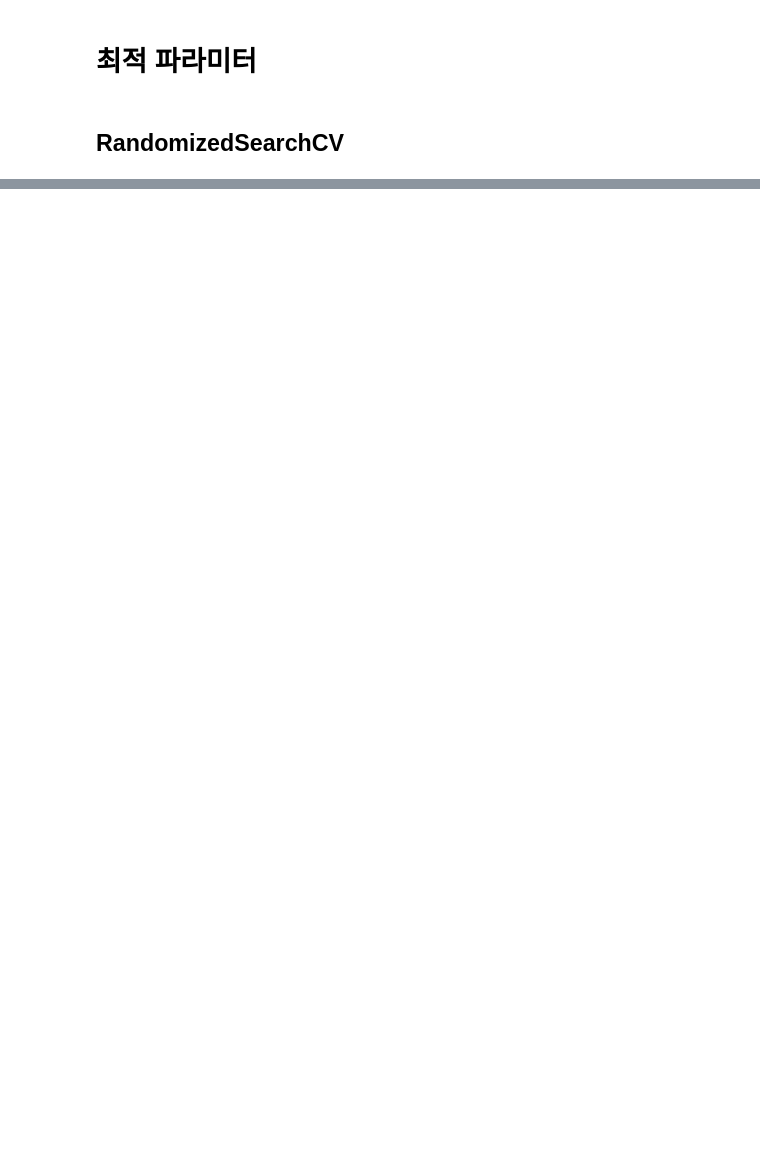
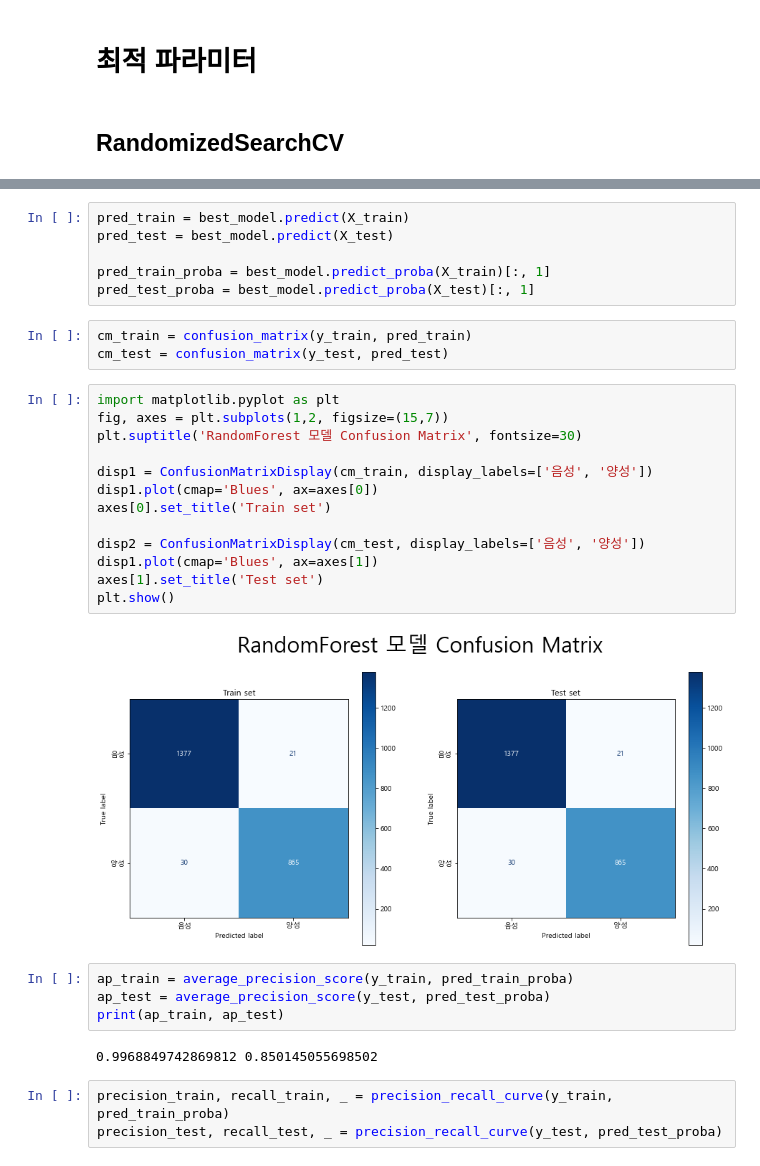
Before and after one commit to miniproject-playdata/project, a Jupyter notebook: water_SAM.ipynb, the cells around one changed output, grey strips where cells are left out. Cells and saved outputs as stored; diff of their text form; blank space fills up the shorter version.

```diff
--- a/water_SAM.ipynb
+++ b/water_SAM.ipynb
@@ -219,0 +223,33 @@ fi_rs_s.sort_values().plot(kind='barh', figsize=(8,6))
+# %%
+pred_train = best_model.predict(X_train)
+pred_test = best_model.predict(X_test)
+
+pred_train_proba = best_model.predict_proba(X_train)[:, 1]
+pred_test_proba = best_model.predict_proba(X_test)[:, 1]
+# %%
+cm_train = confusion_matrix(y_train, pred_train)
+cm_test = confusion_matrix(y_test, pred_test)
+# %%
+import matplotlib.pyplot as plt
+fig, axes = plt.subplots(1,2, figsize=(15,7))
+plt.suptitle('RandomForest 모델 Confusion Matrix', fontsize=30)
+
+disp1 = ConfusionMatrixDisplay(cm_train, display_labels=['음성', '양성'])
+disp1.plot(cmap='Blues', ax=axes[0])
+axes[0].set_title('Train set')
+
+disp2 = ConfusionMatrixDisplay(cm_test, display_labels=['음성', '양성'])
+disp1.plot(cmap='Blues', ax=axes[1])
+axes[1].set_title('Test set')
+plt.show()
+# %% [output]
+[figure, added]
+# %%
+ap_train = average_precision_score(y_train, pred_train_proba)
+ap_test = average_precision_score(y_test, pred_test_proba)
+print(ap_train, ap_test)
+# %% [output]
+0.9968849742869812 0.850145055698502
+# %%
+precision_train, recall_train, _ = precision_recall_curve(y_train, pred_train_proba)
+precision_test, recall_test, _ = precision_recall_curve(y_test, pred_test_proba)
```
Also changed, not shown: parts of 19 cells of this notebook.
